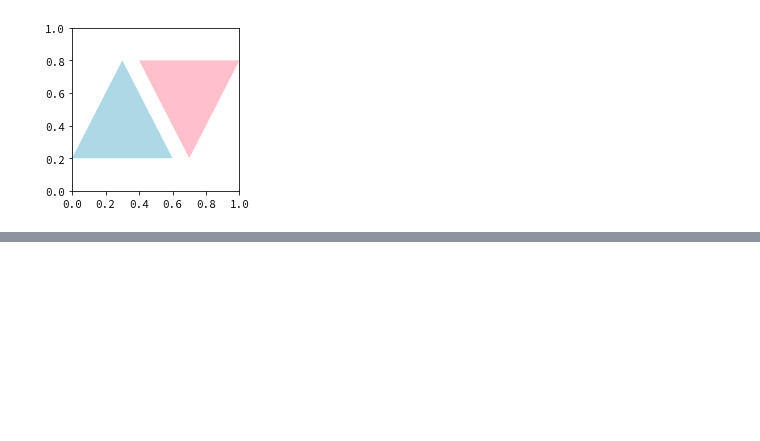
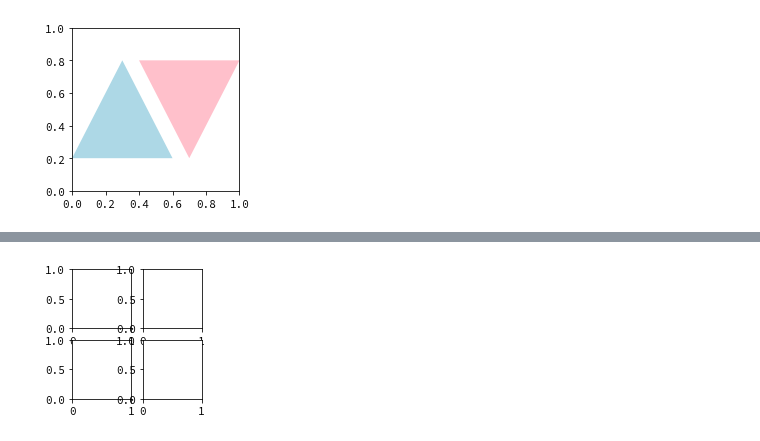
Before and after one commit to ikki02/Python, a Jupyter notebook: JupyterNotebook - Matplotlib/Matplotlib2.ipynb, the cells around one changed output, grey strips where cells are left out. Saved outputs shown, nothing was run; the diff lists cells and outputs as text; code cells hidden in the pictures; blank space fills up the shorter version.

```diff
--- a/JupyterNotebook - Matplotlib/Matplotlib2.ipynb
+++ b/JupyterNotebook - Matplotlib/Matplotlib2.ipynb
@@ -113,0 +158,11 @@ plt.show()
+# %%
+# サブプロット周りの余白(つまり、フィギュアの余白とも言える)を調整する。
+fig = plt.figure(figsize=(3,3))
+ax1 = fig.add_subplot(221)
+ax2 = fig.add_subplot(222)
+ax3 = fig.add_subplot(223)
+ax4 = fig.add_subplot(224)
+fig.subplots_adjust(left=0.2, right=0.8, bottom=0.2, top=0.8) #最大値は1。left<right, bottom<topの関係は常に成り立つ。
+plt.show()
+# %% [output]
+[figure, added]
```
Also changed, not shown: parts of 32 cells of this notebook.
